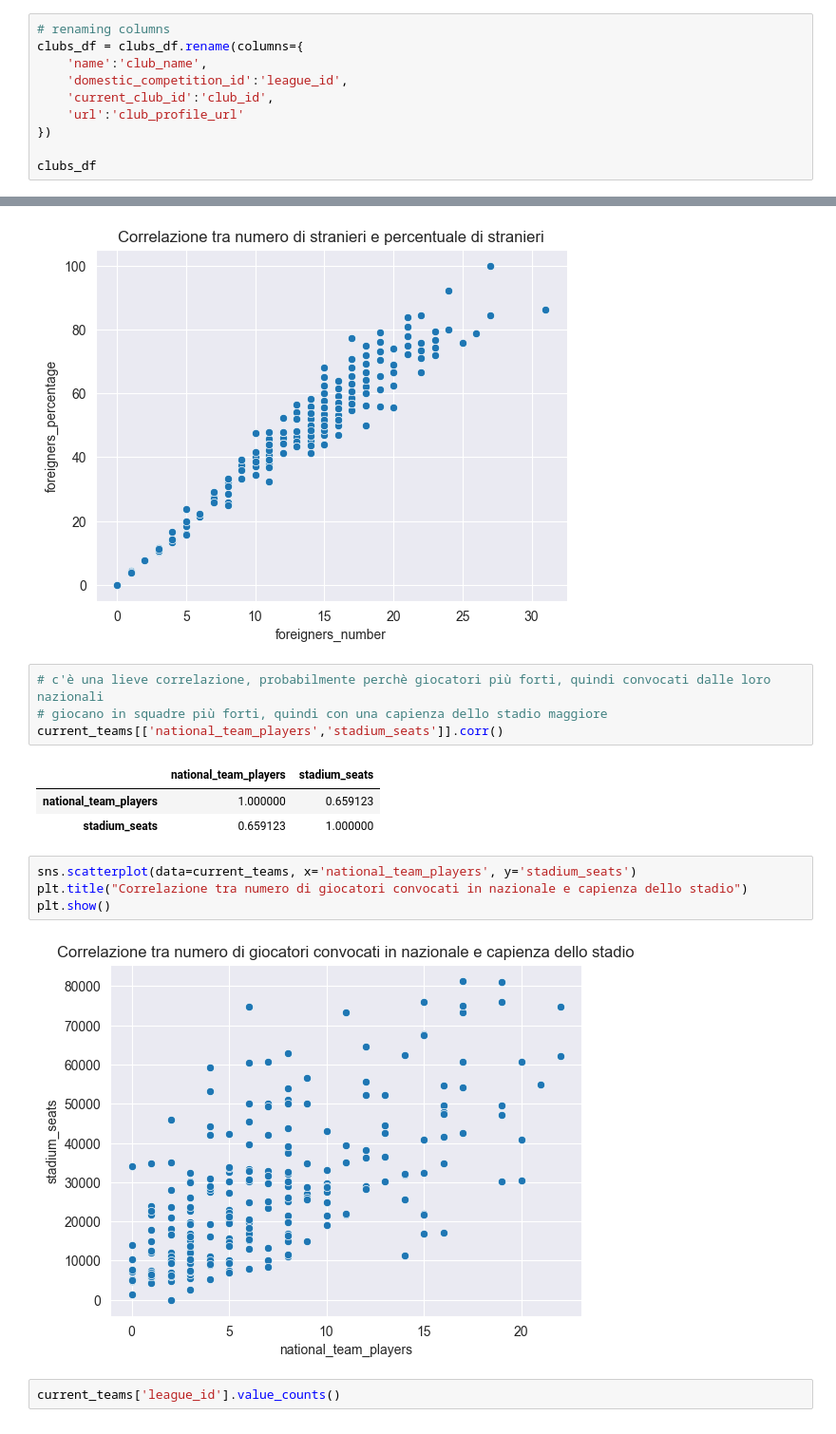
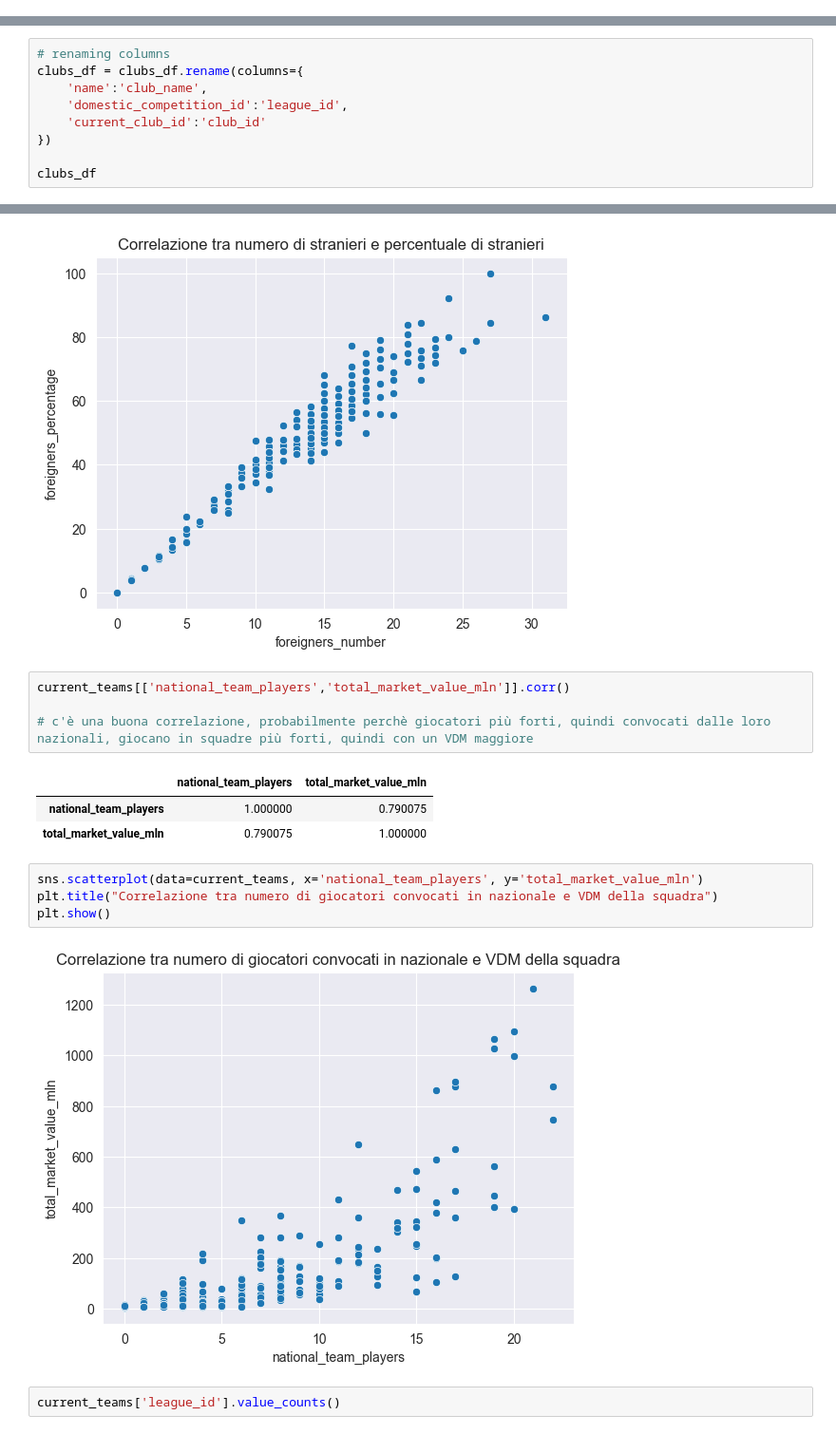
Before and after one commit to RiccardoPili/Football-Data-Analysis, a Jupyter notebook: data_preparation/clubs.ipynb, the cells around one changed output, grey strips where cells are left out. Shown at 95% size. Drawn from its saved outputs; the diff is of its cells as text.

```diff
--- a/data_preparation/clubs.ipynb
+++ b/data_preparation/clubs.ipynb
@@ -38,13 +36,3 @@ Index(['club_id', 'club_code', 'name', 'domestic_competition_id',
        'stadium_seats', 'net_transfer_record', 'coach_name', 'last_season',
        'url'],
       dtype='object')
-# %%
-# renaming columns
-clubs_df = clubs_df.rename(columns={
-    'name':'club_name',
-    'domestic_competition_id':'league_id',
-    'current_club_id':'club_id',
-    'url':'club_profile_url'
-})
-
-clubs_df
@@ -109,0 +62,9 @@ Name: coach_name, dtype: float64
+# %%
+# renaming columns
+clubs_df = clubs_df.rename(columns={
+    'name':'club_name',
+    'domestic_competition_id':'league_id',
+    'current_club_id':'club_id'
+})
+
+clubs_df
@@ -400,19 +360,19 @@ plt.show()
 # %% [output]
 [figure]
 # %%
-# c'è una lieve correlazione, probabilmente perchè giocatori più forti, quindi convocati dalle loro nazionali
-# giocano in squadre più forti, quindi con una capienza dello stadio maggiore
-current_teams[['national_team_players','stadium_seats']].corr()
+current_teams[['national_team_players','total_market_value_mln']].corr()
+
+# c'è una buona correlazione, probabilmente perchè giocatori più forti, quindi convocati dalle loro nazionali, giocano in squadre più forti, quindi con un VDM maggiore
 # %% [output]
-|  | national_team_players | stadium_seats |
-| national_team_players | 1.000000 | 0.659123 |
-| stadium_seats | 0.659123 | 1.000000 |
+|  | national_team_players | total_market_value_mln |
+| national_team_players | 1.000000 | 0.790075 |
+| total_market_value_mln | 0.790075 | 1.000000 |
 # %%
-sns.scatterplot(data=current_teams, x='national_team_players', y='stadium_seats')
-plt.title("Correlazione tra numero di giocatori convocati in nazionale e capienza dello stadio")
+sns.scatterplot(data=current_teams, x='national_team_players', y='total_market_value_mln')
+plt.title("Correlazione tra numero di giocatori convocati in nazionale e VDM della squadra")
 plt.show()
 # %% [output]
-[figure, old version]
+[figure, new version]
 # %%
 current_teams['league_id'].value_counts()
 # %% [output]
```
Also changed, not shown: parts of 17 cells of this notebook, 14 other files.
